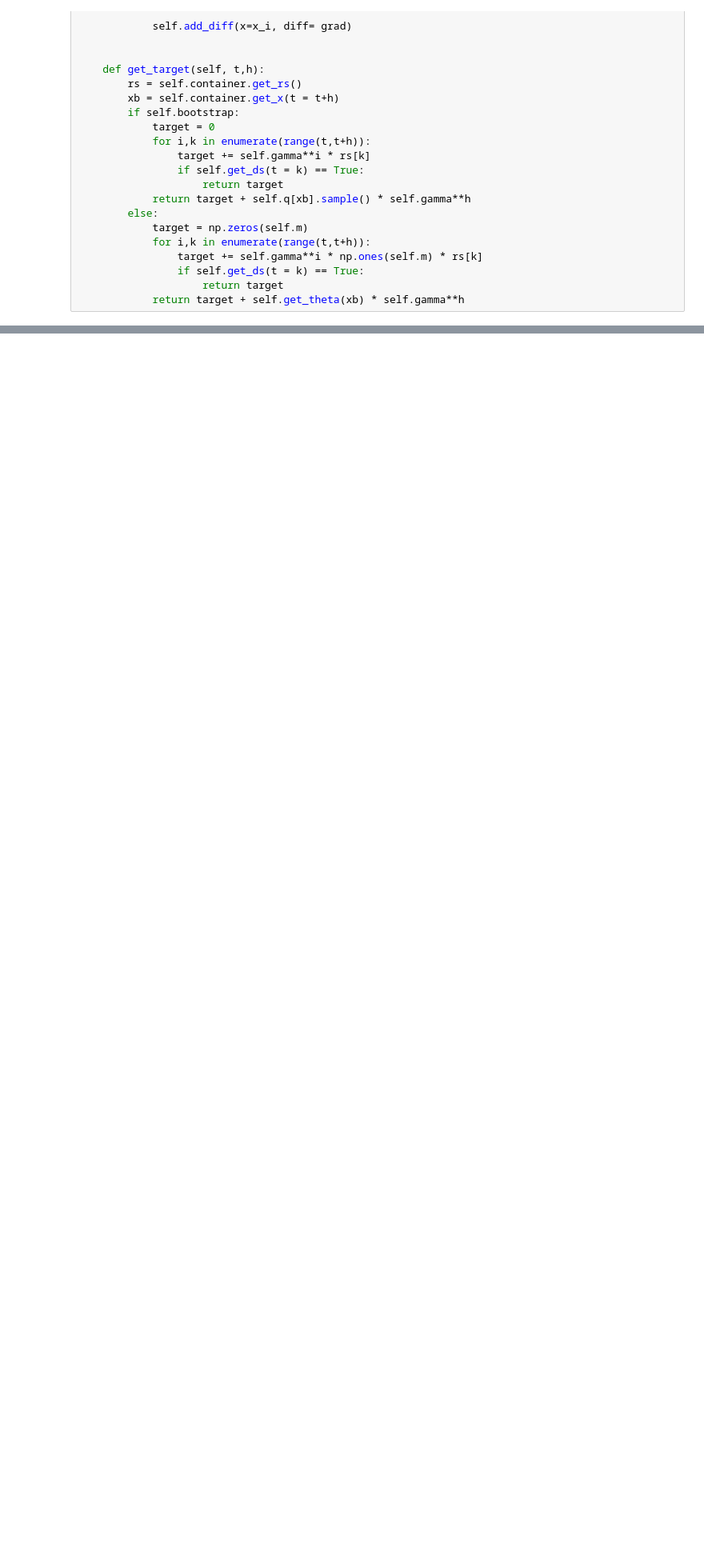
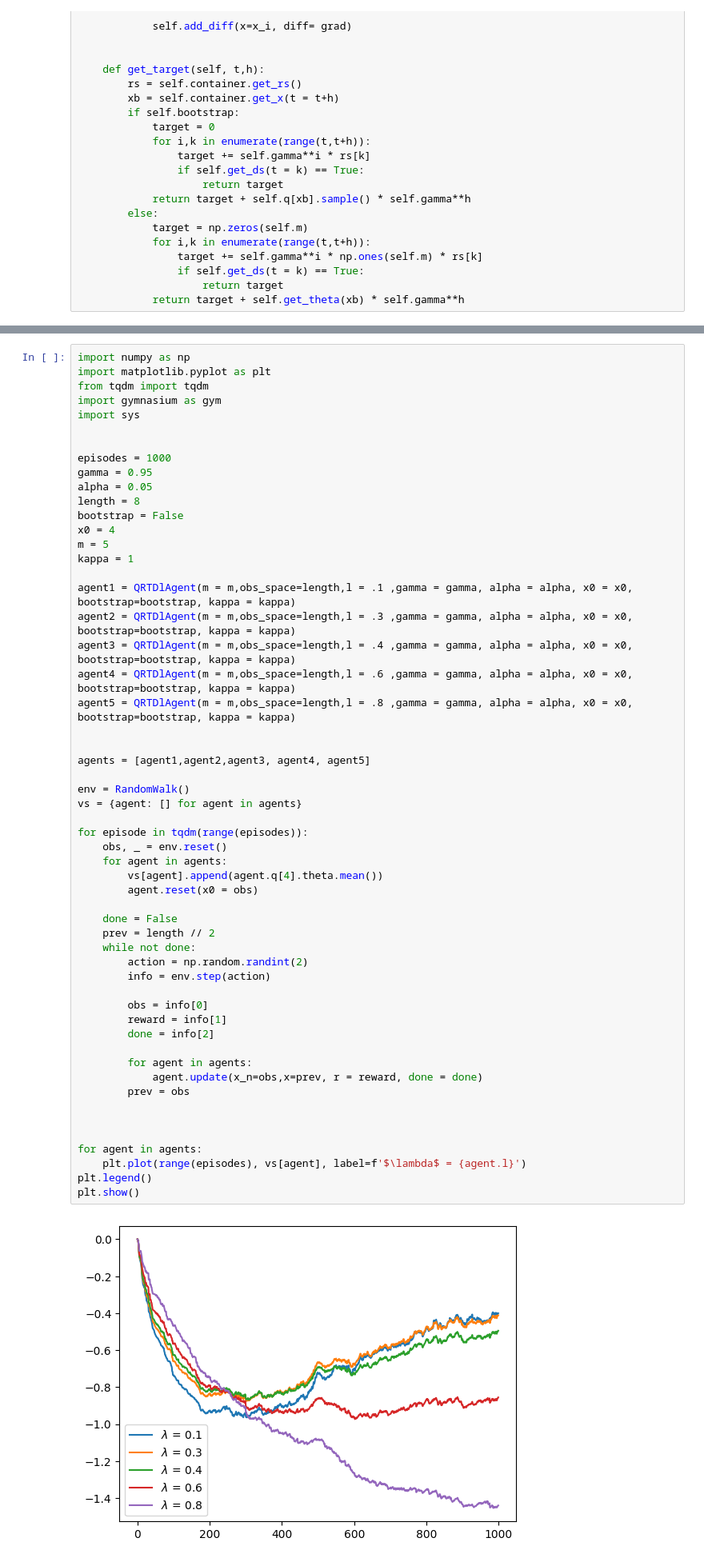
Before and after one commit to Isak-Petrin/distributional_RL_python, a Jupyter notebook: Welcome_to_Colab.ipynb, the cells around one changed output, grey strips where cells are left out. Shown: that part at 80% size. Saved outputs shown, nothing was run; the diff lists cells and outputs as text; blank space fills up the shorter version.

```diff
--- a/Welcome_to_Colab.ipynb
+++ b/Welcome_to_Colab.ipynb
@@ -272,0 +273,57 @@ plt.show()
+# %%
+import numpy as np
+import matplotlib.pyplot as plt
+from tqdm import tqdm
+import gymnasium as gym
+import sys
+
+
+episodes = 1000
+gamma = 0.95
+alpha = 0.05
+length = 8
+bootstrap = False
+x0 = 4
+m = 5
+kappa = 1
+
+agent1 = QRTDlAgent(m = m,obs_space=length,l = .1 ,gamma = gamma, alpha = alpha, x0 = x0, bootstrap=bootstrap, kappa = kappa)
+agent2 = QRTDlAgent(m = m,obs_space=length,l = .3 ,gamma = gamma, alpha = alpha, x0 = x0, bootstrap=bootstrap, kappa = kappa)
+agent3 = QRTDlAgent(m = m,obs_space=length,l = .4 ,gamma = gamma, alpha = alpha, x0 = x0, bootstrap=bootstrap, kappa = kappa)
+agent4 = QRTDlAgent(m = m,obs_space=length,l = .6 ,gamma = gamma, alpha = alpha, x0 = x0, bootstrap=bootstrap, kappa = kappa)
+agent5 = QRTDlAgent(m = m,obs_space=length,l = .8 ,gamma = gamma, alpha = alpha, x0 = x0, bootstrap=bootstrap, kappa = kappa)
+
+
+agents = [agent1,agent2,agent3, agent4, agent5]
+
+env = RandomWalk()
+vs = {agent: [] for agent in agents}
+
+for episode in tqdm(range(episodes)):
+    obs, _ = env.reset()
+    for agent in agents:
+        vs[agent].append(agent.q[4].theta.mean())
+        agent.reset(x0 = obs)
+
+    done = False
+    prev = length // 2
+    while not done:
+        action = np.random.randint(2)
+        info = env.step(action)
+
+        obs = info[0]
+        reward = info[1]
+        done = info[2]
+
+        for agent in agents:
+            agent.update(x_n=obs,x=prev, r = reward, done = done)
+        prev = obs
+
+
+
+for agent in agents:
+    plt.plot(range(episodes), vs[agent], label=f'$\lambda$ = {agent.l}')
+plt.legend()
+plt.show()
+# %% [output]
+[figure, added]
```
Also changed, not shown: parts of 2 cells of this notebook.
